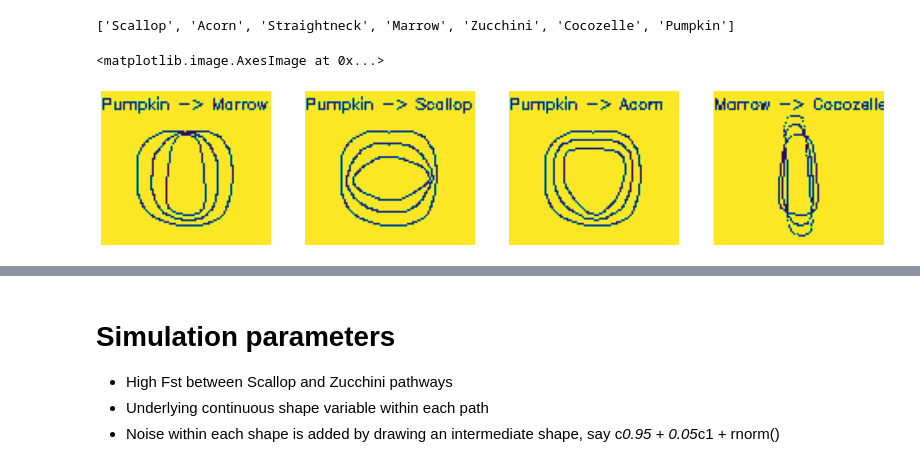
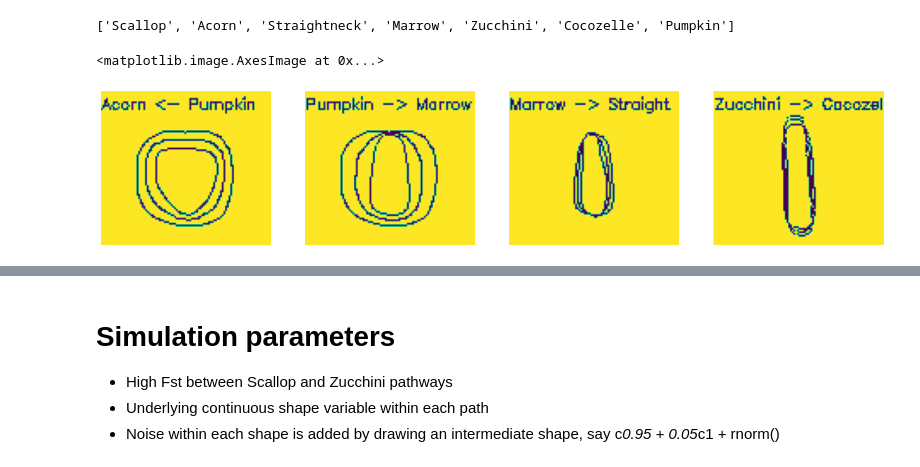
Before and after one commit to miguelperezenciso/dna2image, a Jupyter notebook: dna2img.cucurbita.ipynb, the cells around one changed output, grey strips where cells are left out. Saved outputs shown, nothing was run; the diff lists cells and outputs as text; code cells hidden in the pictures.

```diff
--- a/dna2img.cucurbita.ipynb
+++ b/dna2img.cucurbita.ipynb
@@ -364,16 +364,16 @@ x = [center[1]-50, center[1]+40]
 
 fig = plt.figure(figsize=(20,20))
 
-
 imw = np.ones(img_bw.shape) # blank image
+c1 = np.expand_dims(landmarks_aligned[6], axis=1)
 c2 = np.expand_dims(landmarks_aligned[1], axis=1)
 c3 = transform_shape(c1,c2)
 cv2.drawContours(imw, c1, -1, col, 1)
 cv2.drawContours(imw, c2, -1, col, 1)
 cv2.drawContours(imw, c3, -1, col, 1)
 imw = imw[x[0]:x[1], y[0]:y[1]]
-cv2.putText(imw, 'Pumpkin -> Acorn', (0, 10), cv2.FONT_HERSHEY_SIMPLEX, 0.3, col, 1)
-fig.add_subplot(142)
+cv2.putText(imw, 'Acorn <- Pumpkin', (0, 10), cv2.FONT_HERSHEY_SIMPLEX, 0.3, col, 1)
+fig.add_subplot(141)
 plt.axis('off')
 plt.imshow(imw)
 
@@ -386,39 +386,40 @@ cv2.drawContours(imw, c2, -1, col, 1)
 cv2.drawContours(imw, c3, -1, col, 1)
 imw = imw[x[0]:x[1], y[0]:y[1]]
 cv2.putText(imw, 'Pumpkin -> Marrow', (0, 10), cv2.FONT_HERSHEY_SIMPLEX, 0.3, col, 1)
-fig.add_subplot(141)
+fig.add_subplot(142)
 plt.axis('off')
 plt.imshow(imw)
 
 imw = np.ones(img_bw.shape) # blank image
-c2 = np.expand_dims(landmarks_aligned[0], axis=1)
+c1 = np.expand_dims(landmarks_aligned[2], axis=1)
+c2 = np.expand_dims(landmarks_aligned[3], axis=1)
 c3 = transform_shape(c1,c2)
 cv2.drawContours(imw, c1, -1, col, 1)
 cv2.drawContours(imw, c2, -1, col, 1)
 cv2.drawContours(imw, c3, -1, col, 1)
 imw = imw[x[0]:x[1], y[0]:y[1]]
-cv2.putText(imw, 'Pumpkin -> Scallop', (0, 10), cv2.FONT_HERSHEY_SIMPLEX, 0.3, col, 1)
+cv2.putText(imw, 'Marrow -> Straight', (0, 10), cv2.FONT_HERSHEY_SIMPLEX, 0.3, col, 1)
 fig.add_subplot(143)
 plt.axis('off')
 plt.imshow(imw)
 
 imw = np.ones(img_bw.shape) # blank image
-c1 = np.expand_dims(landmarks_aligned[3], axis=1)
+c1 = np.expand_dims(landmarks_aligned[4], axis=1)
 c2 = np.expand_dims(landmarks_aligned[5], axis=1)
 c3 = transform_shape(c1,c2)
 cv2.drawContours(imw, c1, -1, col, 1)
 cv2.drawContours(imw, c2, -1, col, 1)
 cv2.drawContours(imw, c3, -1, col, 1)
 imw = imw[x[0]:x[1], y[0]:y[1]]
-cv2.putText(imw, 'Marrow -> Cocozelle', (0, 10), cv2.FONT_HERSHEY_SIMPLEX, 0.3, col, 1)
+cv2.putText(imw, 'Zucchini -> Cocozelle', (0, 10), cv2.FONT_HERSHEY_SIMPLEX, 0.3, col, 1)
 fig.add_subplot(144)
 plt.axis('off')
 plt.imshow(imw)
 
 plt.imshow(imw)
 # %% [output]
 <matplotlib.image.AxesImage at 0x...>
-[figure, old version]
+[figure, new version]
 # %% [markdown]
 ### Cucurbit Simulation strategy:
 H. Paris, 1989. [*Historical records, origins, and development of the edible cultivar groups
```
